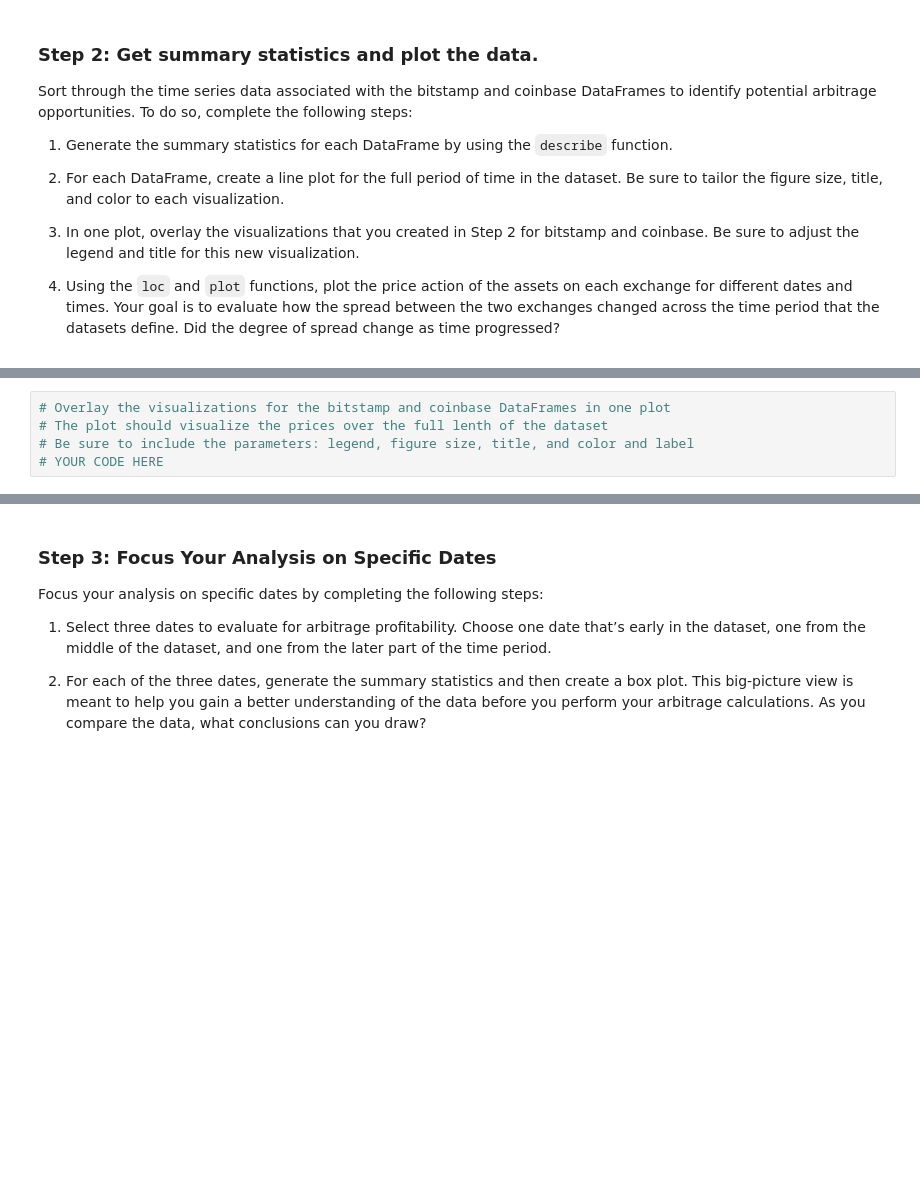
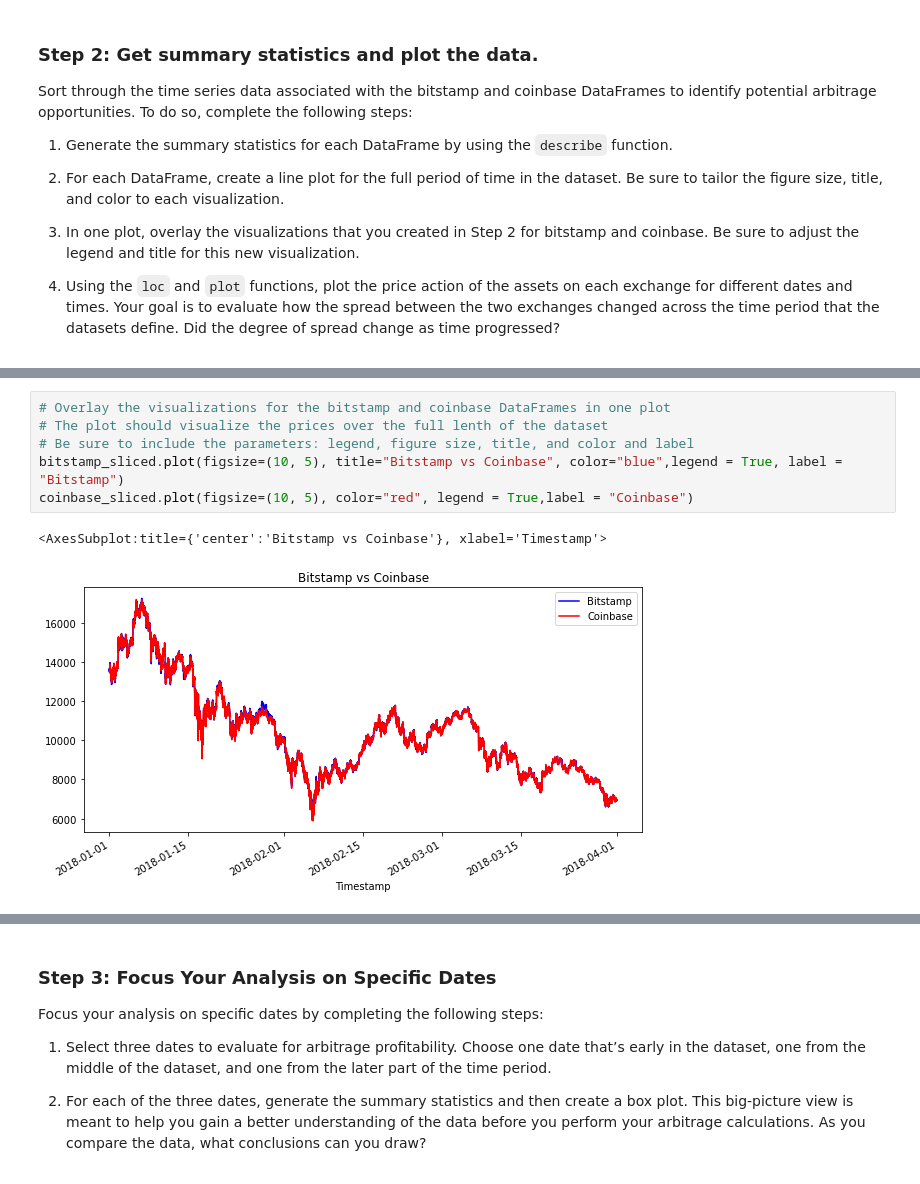
Before and after one commit to LZhou1688/challenge_three, a Jupyter notebook: crypto_arbitrage.ipynb, the cells around one changed output, grey strips where cells are left out. Saved outputs shown, nothing was run; the diff lists cells and outputs as text; blank space fills up the shorter version.

```diff
--- a/crypto_arbitrage.ipynb
+++ b/crypto_arbitrage.ipynb
@@ -274,8 +300,12 @@ Sort through the time series data associated with the bitstamp and coinbase Data
 # %%
 # Overlay the visualizations for the bitstamp and coinbase DataFrames in one plot
 # The plot should visualize the prices over the full lenth of the dataset
 # Be sure to include the parameters: legend, figure size, title, and color and label
-# YOUR CODE HERE
+bitstamp_sliced.plot(figsize=(10, 5), title="Bitstamp vs Coinbase", color="blue",legend = True, label = "Bitstamp")
+coinbase_sliced.plot(figsize=(10, 5), color="red", legend = True,label = "Coinbase")
+# %% [output]
+<AxesSubplot:title={'center':'Bitstamp vs Coinbase'}, xlabel='Timestamp'>
+[figure, added]
 # %%
 # Using the loc and plot functions, create an overlay plot that visualizes
 # the price action of both DataFrames for a one month period early in the dataset
```
Also changed, not shown: parts of 7 cells of this notebook.
